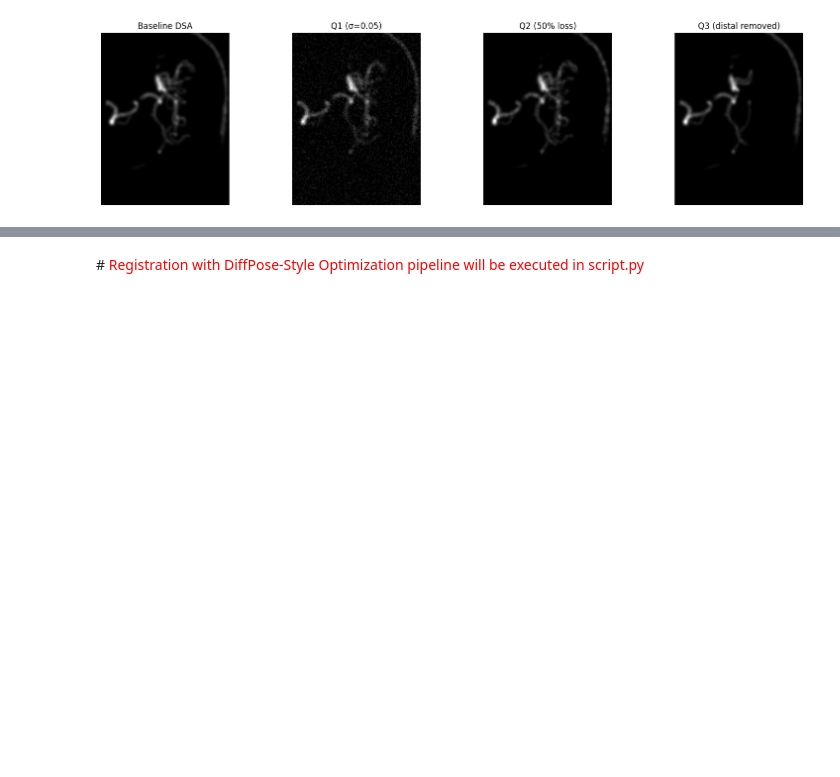
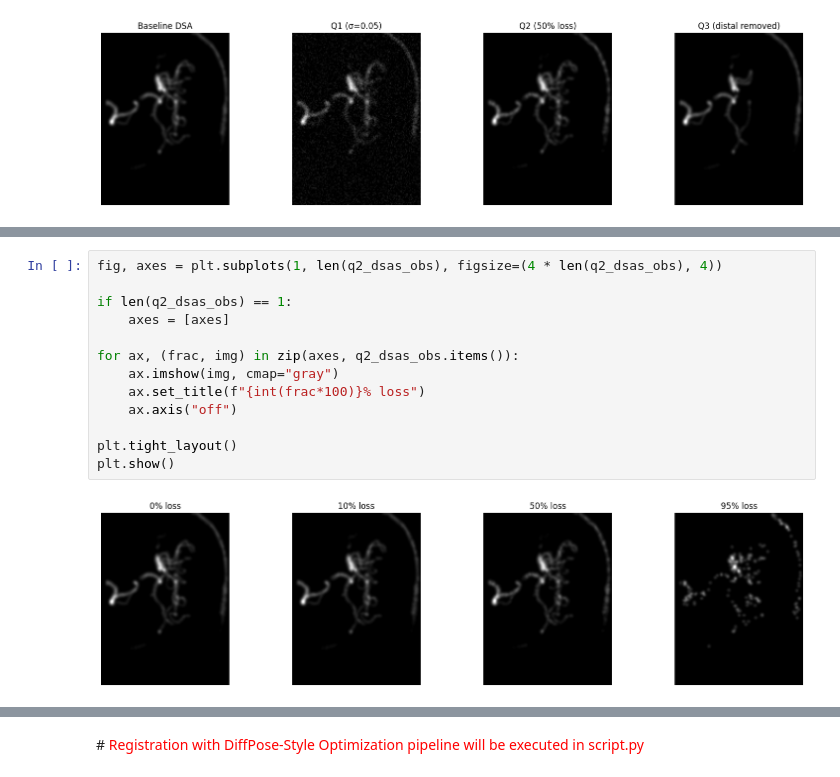
Before and after one commit to CSE291g-MIC-winter-2026/vessel-segmentation-and-registration, a Jupyter notebook: Registration_mTRE_multiscale.ipynb, the cells around one changed output, grey strips where cells are left out. Cells and saved outputs as stored; diff of their text form; blank space fills up the shorter version.

```diff
--- a/Registration_mTRE_multiscale.ipynb
+++ b/Registration_mTRE_multiscale.ipynb
@@ -838,0 +837,15 @@ plt.show()
+# %%
+fig, axes = plt.subplots(1, len(q2_dsas_obs), figsize=(4 * len(q2_dsas_obs), 4))
+
+if len(q2_dsas_obs) == 1:
+    axes = [axes]
+
+for ax, (frac, img) in zip(axes, q2_dsas_obs.items()):
+    ax.imshow(img, cmap="gray")
+    ax.set_title(f"{int(frac*100)}% loss")
+    ax.axis("off")
+
+plt.tight_layout()
+plt.show()
+# %% [output]
+[figure, added]
```
Also changed, not shown: parts of 3 cells of this notebook.
